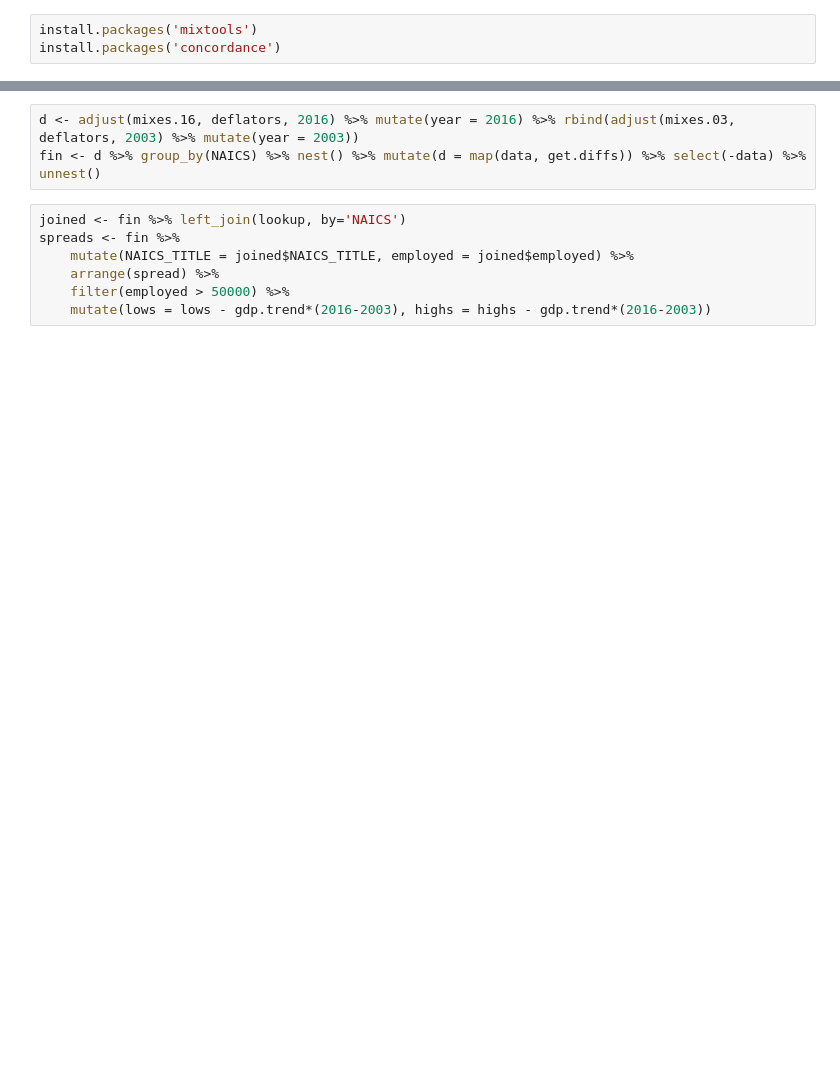
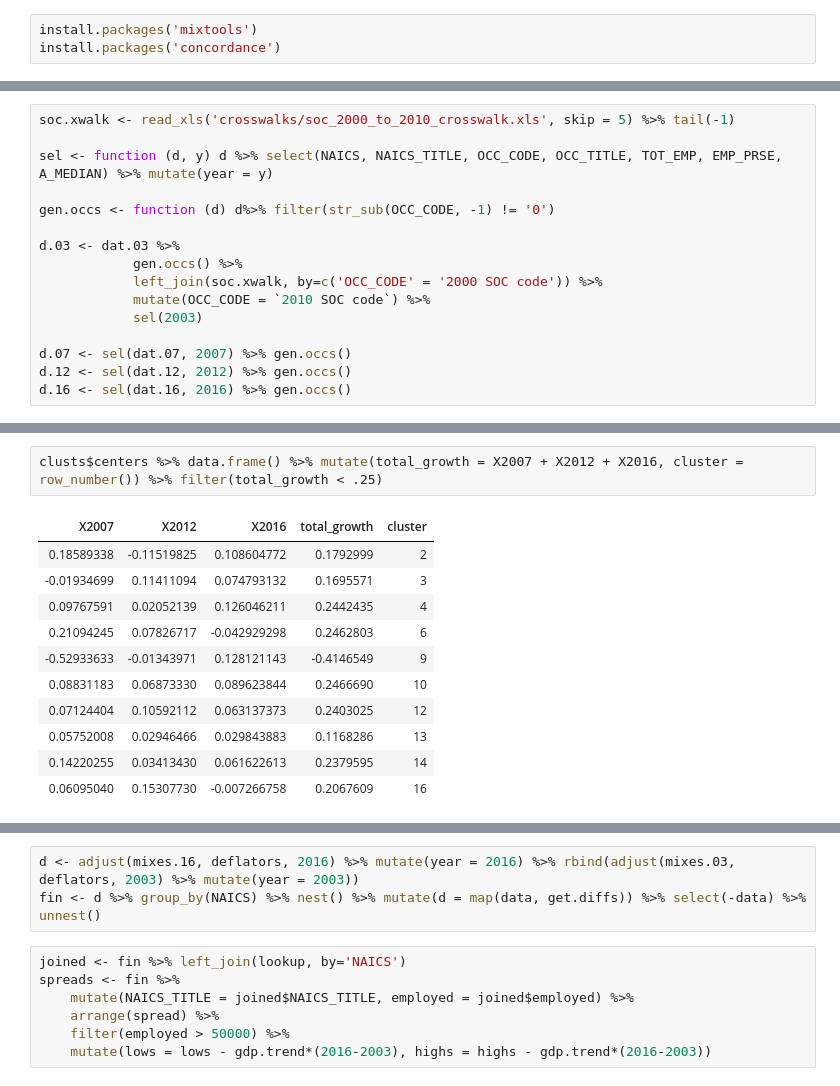
Before and after one commit to nandanrao/market-power-bls, a Jupyter notebook: mixtools-bls.ipynb, the cells around one changed output, grey strips where cells are left out. Saved outputs shown, nothing was run; the diff lists cells and outputs as text; blank space fills up the shorter version.

```diff
--- a/mixtools-bls.ipynb
+++ b/mixtools-bls.ipynb
@@ -44,0 +45,16 @@ Warning message in evalq(as.numeric(TOT_EMP), <environment>):
+# %%
+soc.xwalk <- read_xls('crosswalks/soc_2000_to_2010_crosswalk.xls', skip = 5) %>% tail(-1)
+
+sel <- function (d, y) d %>% select(NAICS, NAICS_TITLE, OCC_CODE, OCC_TITLE, TOT_EMP, EMP_PRSE, A_MEDIAN) %>% mutate(year = y)
+
+gen.occs <- function (d) d%>% filter(str_sub(OCC_CODE, -1) != '0')
+
+d.03 <- dat.03 %>%
+            gen.occs() %>%
+            left_join(soc.xwalk, by=c('OCC_CODE' = '2000 SOC code')) %>%
+            mutate(OCC_CODE = `2010 SOC code`) %>%
+            sel(2003)
+
+d.07 <- sel(dat.07, 2007) %>% gen.occs()
+d.12 <- sel(dat.12, 2012) %>% gen.occs()
+d.16 <- sel(dat.16, 2016) %>% gen.occs()
@@ -44,0 +94,14 @@ Warning message in evalq(as.numeric(TOT_EMP), <environment>):
+# %%
+clusts$centers %>% data.frame() %>% mutate(total_growth = X2007 + X2012 + X2016, cluster = row_number()) %>% filter(total_growth < .25)
+# %% [output]
+| X2007 | X2012 | X2016 | total_growth | cluster |
+| 0.18589338 | -0.11519825 | 0.108604772 | 0.1792999 | 2 |
+| -0.01934699 | 0.11411094 | 0.074793132 | 0.1695571 | 3 |
+| 0.09767591 | 0.02052139 | 0.126046211 | 0.2442435 | 4 |
+| 0.21094245 | 0.07826717 | -0.042929298 | 0.2462803 | 6 |
+| -0.52933633 | -0.01343971 | 0.128121143 | -0.4146549 | 9 |
+| 0.08831183 | 0.06873330 | 0.089623844 | 0.2466690 | 10 |
+| 0.07124404 | 0.10592112 | 0.063137373 | 0.2403025 | 12 |
+| 0.05752008 | 0.02946466 | 0.029843883 | 0.1168286 | 13 |
+| 0.14220255 | 0.03413430 | 0.061622613 | 0.2379595 | 14 |
+| 0.06095040 | 0.15307730 | -0.007266758 | 0.2067609 | 16 |
```
Also changed, not shown: parts of 20 cells of this notebook, 3 other files.
